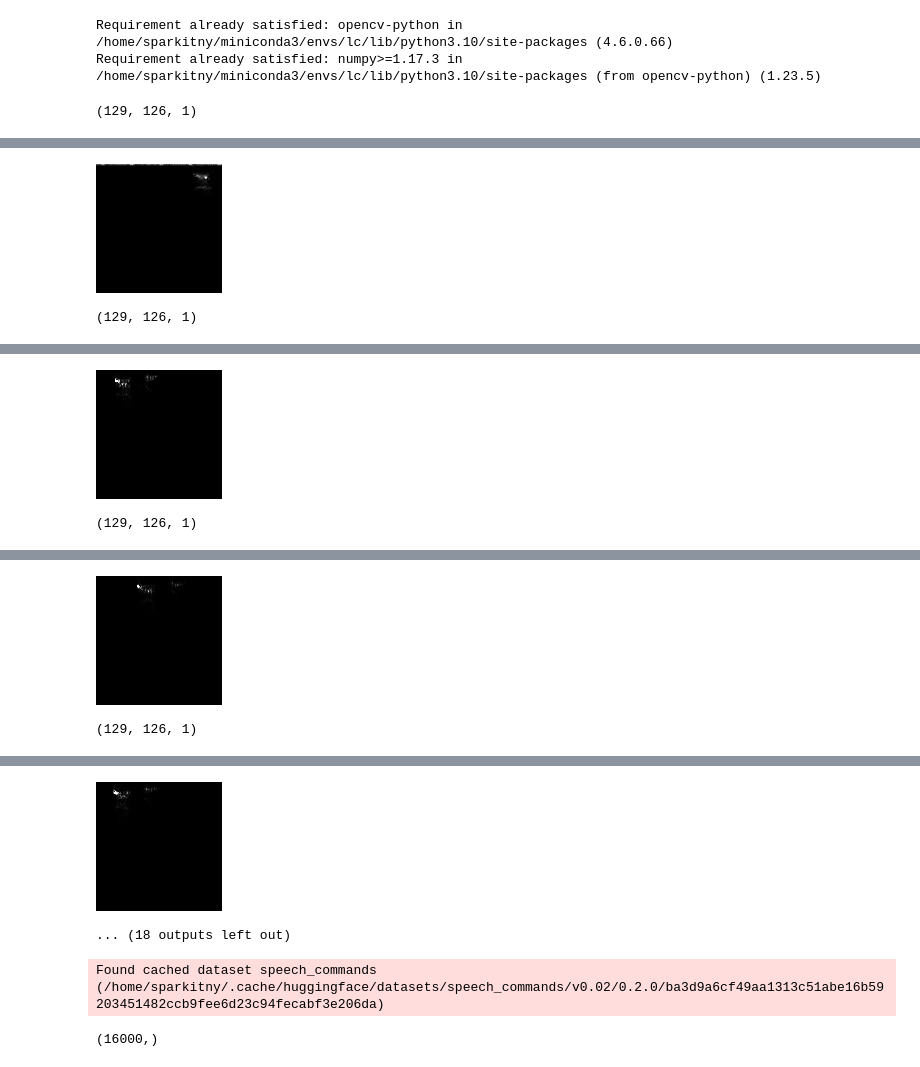
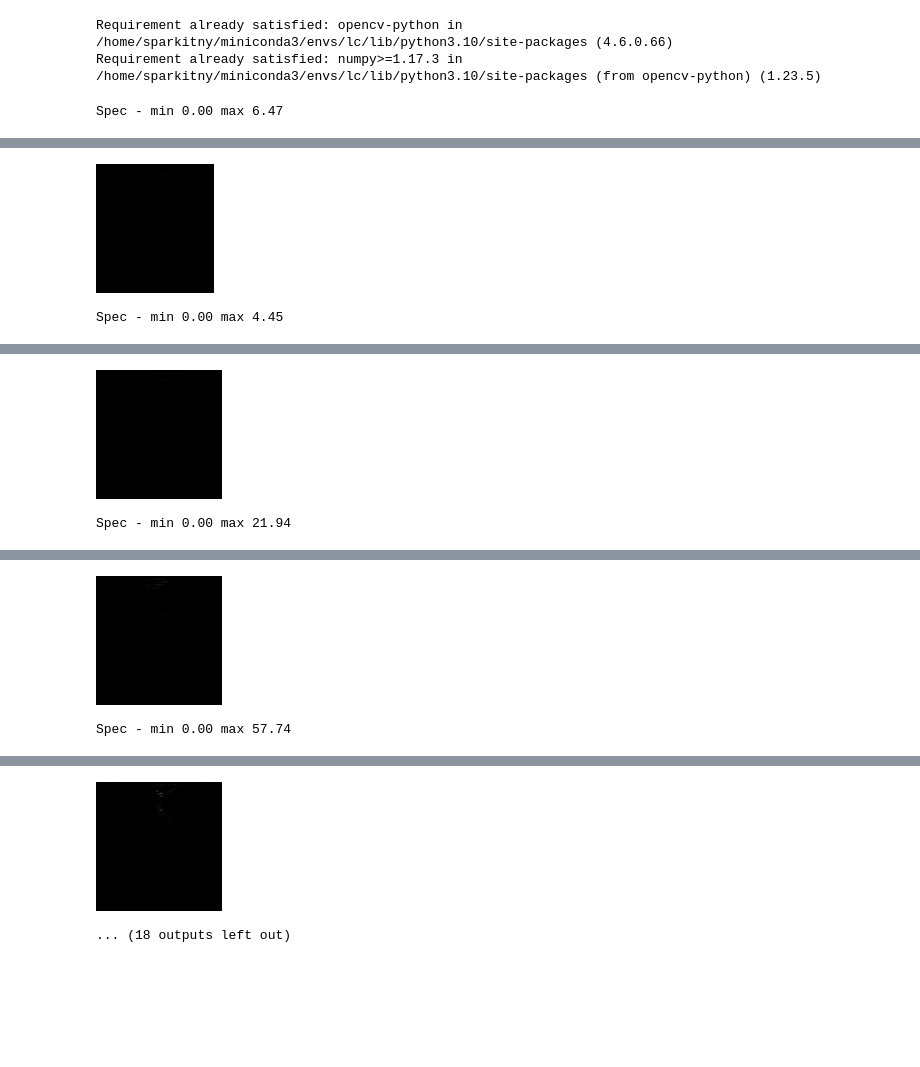
Before and after one commit to parkitny/kws, a Jupyter notebook: exploration/data-exploration.ipynb, the cells around one changed output, grey strips where cells are left out. Saved outputs shown, nothing was run; the diff lists cells and outputs as text; code cells hidden in the pictures; blank space fills up the shorter version.

```diff
--- a/exploration/data-exploration.ipynb
+++ b/exploration/data-exploration.ipynb
@@ -0,0 +1,3 @@
+# %%
+%%javascript
+IPython.OutputArea.auto_scroll_threshold = 9999
@@ -9,64 +14,35 @@ sc_dataset = torchaudio.datasets.SPEECHCOMMANDS('../data/raw', download=True)
 # %% [output]
 Requirement already satisfied: opencv-python in /home/sparkitny/miniconda3/envs/lc/lib/python3.10/site-packages (4.6.0.66)
 Requirement already satisfied: numpy>=1.17.3 in /home/sparkitny/miniconda3/envs/lc/lib/python3.10/site-packages (from opencv-python) (1.23.5)
-# %%
-waveform, sample_rate, label, speaker_id, utterance_number = sc_dataset[8]
-# %%
-from torchaudio.datasets import SPEECHCOMMANDS
-import os
-
-class SubsetSC(SPEECHCOMMANDS):
-    def __init__(self, subset: str = None):
-        super().__init__("./", download=True)
-
-        def load_list(filename):
-            filepath = os.path.join(self._path, filename)
-            with open(filepath) as fileobj:
-                return [os.path.normpath(os.path.join(self._path, line.strip())) for line in fileobj]
-
-        if subset == "validation":
-            self._walker = load_list("validation_list.txt")
-        elif subset == "testing":
-            self._walker = load_list("testing_list.txt")
-        elif subset == "training":
-            excludes = load_list("validation_list.txt") + load_list("testing_list.txt")
-            excludes = set(excludes)
-            self._walker = [w for w in self._walker if w not in excludes]
-
-# Create training and testing split of the data. We do not use validation in this tutorial.
-train_set = SubsetSC("training")
-test_set = SubsetSC("testing")
-
-waveform, sample_rate, label, speaker_id, utterance_number = train_set[0]
 # %%
 N_SAMPLES = 10
 N_FFT = 256
 import IPython.display as ipd
 import torch
 import cv2
 
 for idx in range(N_SAMPLES):
-    waveform, sample_rate, label, speaker_id, utterance_id = sc_dataset[idx]
+    waveform, sample_rate, label, speaker_id, utterance_id = val_set[idx]
     sound = ipd.Audio(waveform, rate=sample_rate)
     transform = torchaudio.transforms.Spectrogram(n_fft=N_FFT)
     spec = torch.moveaxis(transform(waveform), 0, -1)
+    print(f"Spec - min {spec.min():.2f} max {spec.max():.2f}")
     _spec = spec.detach().cpu().numpy()
     _,ret = cv2.imencode('.jpg', _spec)
-    print(_spec.shape)
     img = ipd.Image(data=ret)
     ipd.display(sound)
     ipd.display(img)
 # %% [output]
-(129, 126, 1)
+Spec - min 0.00 max 6.47
 [interactive output not drawn]
-[figure, old version]
+[figure, new version]
-(129, 126, 1)
+Spec - min 0.00 max 4.45
 [interactive output not drawn]
-[figure, old version]
+[figure, new version]
-(129, 126, 1)
+Spec - min 0.00 max 21.94
 [interactive output not drawn]
-[figure, old version]
+[figure, new version]
-(129, 126, 1)
+Spec - min 0.00 max 57.74
 [interactive output not drawn]
-[figure, old version]
+[figure, new version]
 ... (18 outputs left out)
@@ -76,18 +48,0 @@ from datasets import load_dataset
-# %%
-dataset = load_dataset("speech_commands", "v0.02")
-# %% [output]
-Found cached dataset speech_commands (/home/sparkitny/.cache/huggingface/datasets/speech_commands/v0.02/0.2.0/ba3d9a6cf49aa1313c51abe16b59203451482ccb9fee6d23c94fecabf3e206da)
-# %%
-#waveform, sample_rate, label, speaker_id, utterance_number
-#audio = dataset['train'][0]['audio']['array']
-audio = dataset['train'][0]['audio']
-waveform = audio['array']
-sample_rate = audio['sampling_rate']
-label = dataset['train'][0]['label']
-speaker_id = dataset['train'][0]['speaker_id']
-utterance_id = dataset['train'][0]['utterance_id']
-
-#file, audio, label, is_unknown, speaker_id, utterance_id = dataset['train'].values()
-print(waveform.shape)
-# %% [output]
-(16000,)
```
Also changed, not shown: parts of 13 cells of this notebook, 3 other files.
